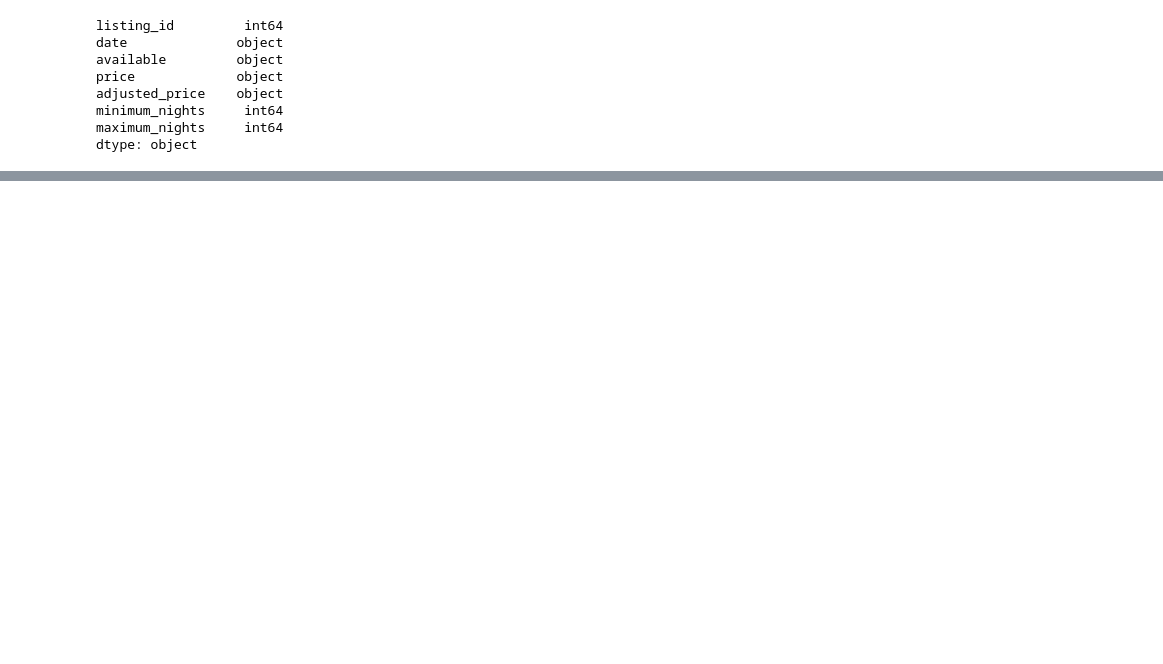
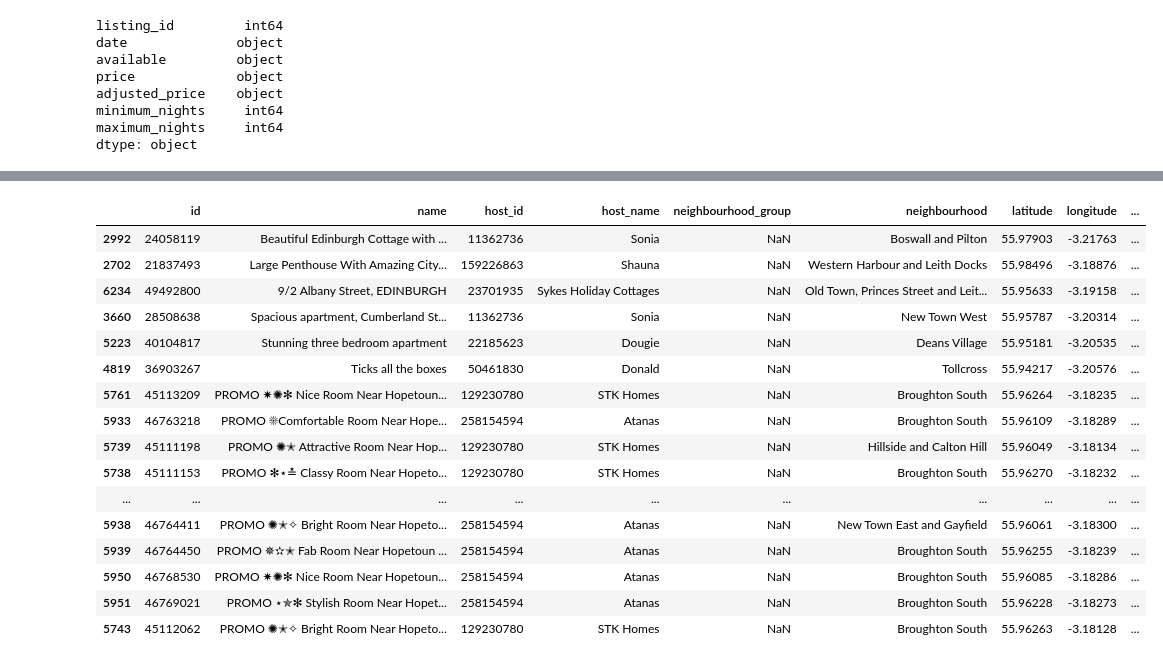
Before and after one commit to jennymcphail/project-1-blog-post, a Jupyter notebook: Edinburgh_AirBNB.ipynb, the cells around one changed output, grey strips where cells are left out. Saved outputs shown, nothing was run; the diff lists cells and outputs as text; code cells hidden in the pictures; blank space fills up the shorter version.

```diff
--- a/Edinburgh_AirBNB.ipynb
+++ b/Edinburgh_AirBNB.ipynb
@@ -279,0 +534,20 @@ plt.show()
+# %%
+df_listings1.sort_values(by=['price'], ascending=False).head(20)
+# %% [output]
+|  | id | name | host_id | host_name | neighbourhood_group | neighbourhood | latitude | longitude | ... |
+| 2992 | 24058119 | Beautiful Edinburgh Cottage with ... | 11362736 | Sonia | NaN | Boswall and Pilton | 55.97903 | -3.21763 | ... |
+| 2702 | 21837493 | Large Penthouse With Amazing City... | 159226863 | Shauna | NaN | Western Harbour and Leith Docks | 55.98496 | -3.18876 | ... |
+| 6234 | 49492800 | 9/2 Albany Street, EDINBURGH | 23701935 | Sykes Holiday Cottages | NaN | Old Town, Princes Street and Leit... | 55.95633 | -3.19158 | ... |
+| 3660 | 28508638 | Spacious apartment, Cumberland St... | 11362736 | Sonia | NaN | New Town West | 55.95787 | -3.20314 | ... |
+| 5223 | 40104817 | Stunning three bedroom apartment | 22185623 | Dougie | NaN | Deans Village | 55.95181 | -3.20535 | ... |
+| 4819 | 36903267 | Ticks all the boxes | 50461830 | Donald | NaN | Tollcross | 55.94217 | -3.20576 | ... |
+| 5761 | 45113209 | PROMO ✷✺✻ Nice Room Near Hopetoun... | 129230780 | STK Homes | NaN | Broughton South | 55.96264 | -3.18235 | ... |
+| 5933 | 46763218 | PROMO ☀Comfortable Room Near Hope... | 258154594 | Atanas | NaN | Broughton South | 55.96109 | -3.18289 | ... |
+| 5739 | 45111198 | PROMO ✺✭ Attractive Room Near Hop... | 129230780 | STK Homes | NaN | Hillside and Calton Hill | 55.96049 | -3.18134 | ... |
+| 5738 | 45111153 | PROMO ✻⋆≛ Classy Room Near Hopeto... | 129230780 | STK Homes | NaN | Broughton South | 55.96270 | -3.18232 | ... |
+| ... | ... | ... | ... | ... | ... | ... | ... | ... | ... |
+| 5938 | 46764411 | PROMO ✺✭✧ Bright Room Near Hopeto... | 258154594 | Atanas | NaN | New Town East and Gayfield | 55.96061 | -3.18300 | ... |
+| 5939 | 46764450 | PROMO ✵✫✭ Fab Room Near Hopetoun ... | 258154594 | Atanas | NaN | Broughton South | 55.96255 | -3.18239 | ... |
+| 5950 | 46768530 | PROMO ✷✺✻ Nice Room Near Hopetoun... | 258154594 | Atanas | NaN | Broughton South | 55.96085 | -3.18286 | ... |
+| 5951 | 46769021 | PROMO ⋆✯✻ Stylish Room Near Hopet... | 258154594 | Atanas | NaN | Broughton South | 55.96228 | -3.18273 | ... |
+| 5743 | 45112062 | PROMO ✺✭✧ Bright Room Near Hopeto... | 129230780 | STK Homes | NaN | Broughton South | 55.96263 | -3.18128 | ... |
```
Also changed, not shown: parts of 85 cells of this notebook, 1 other file.
